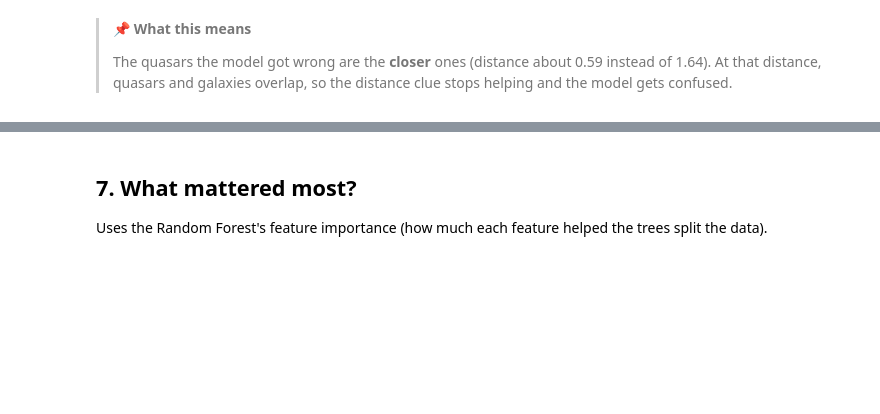
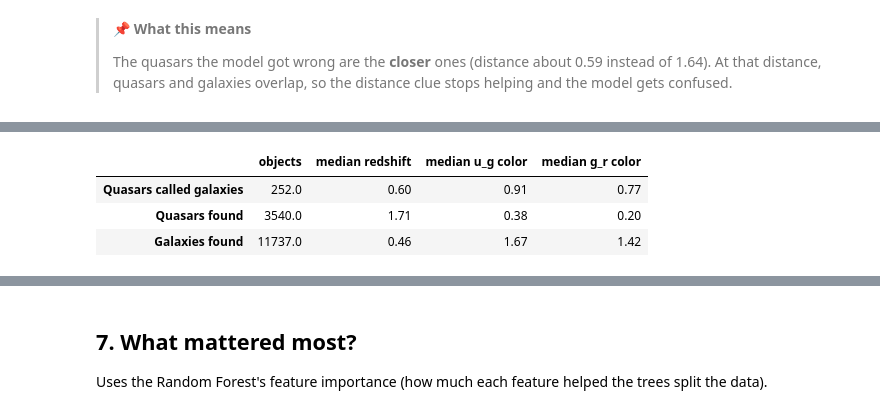
Before and after one commit to lervindelarosa-gif/Stellar-classification, a Jupyter notebook: notebooks/stellar_classification.ipynb, the cells around one changed output, grey strips where cells are left out. Drawn from its saved outputs; the diff is of its cells as text; code cells hidden in the pictures; blank space fills up the shorter version.

```diff
--- a/notebooks/stellar_classification.ipynb
+++ b/notebooks/stellar_classification.ipynb
@@ -434,0 +465,18 @@ Median redshift of all quasars:    1.64
+# %%
+# Who are the missed quasars? Compare them with the quasars it got right and with real galaxies
+rf_results = X_test.assign(real=y_test, guess=rf_pred)
+groups = {
+    "Quasars called galaxies": rf_results[(rf_results.real == "QSO") & (rf_results.guess == "GALAXY")],
+    "Quasars found": rf_results[(rf_results.real == "QSO") & (rf_results.guess == "QSO")],
+    "Galaxies found": rf_results[(rf_results.real == "GALAXY") & (rf_results.guess == "GALAXY")],
+}
+pd.DataFrame({name: {"objects": len(g),
+                     "median redshift": g["redshift"].median(),
+                     "median u_g color": g["u_g"].median(),
+                     "median g_r color": g["g_r"].median()}
+              for name, g in groups.items()}).T.round(2)
+# %% [output]
+|  | objects | median redshift | median u_g color | median g_r color |
+| Quasars called galaxies | 252.0 | 0.60 | 0.91 | 0.77 |
+| Quasars found | 3540.0 | 1.71 | 0.38 | 0.20 |
+| Galaxies found | 11737.0 | 0.46 | 1.67 | 1.42 |
```
Also changed, not shown: parts of 4 cells of this notebook.
